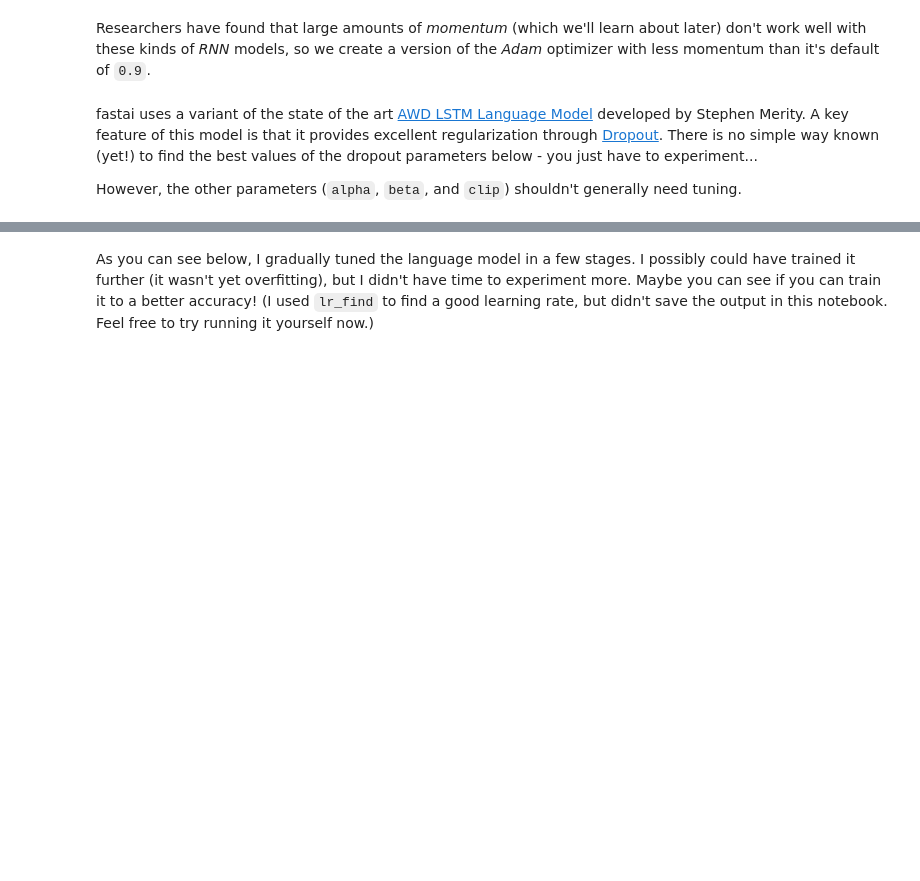
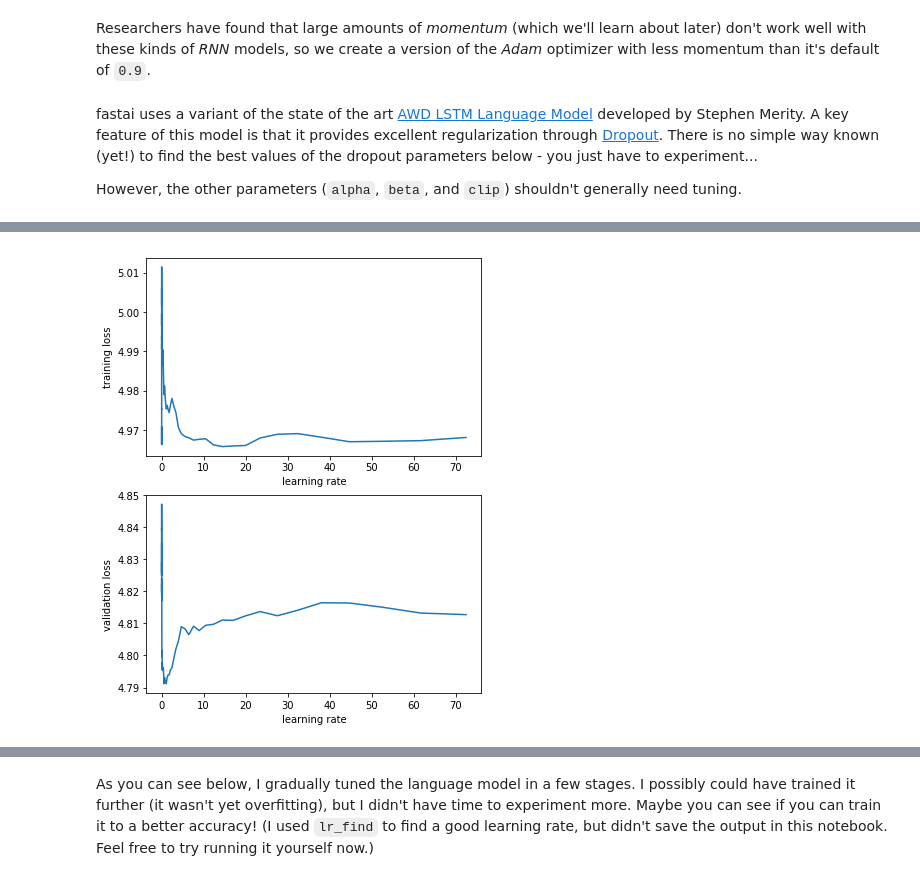
Before and after one commit to ProninDP/fastai, a Jupyter notebook: courses/dl1/lesson4-imdb.ipynb, the cells around one changed output, grey strips where cells are left out. Cells and saved outputs as stored; diff of their text form; code cells hidden in the pictures; blank space fills up the shorter version.

```diff
--- a/courses/dl1/lesson4-imdb.ipynb
+++ b/courses/dl1/lesson4-imdb.ipynb
@@ -97,7 +97,7 @@ fastai works closely with torchtext. We create a ModelData object for language m
 
 As well as the usual `bs` (batch size) parameter, we also not have `bptt`; this define how many words are processing at a time in each row of the mini-batch. More importantly, it defines how many 'layers' we will backprop through. Making this number higher will increase time and memory requirements, but will improve the model's ability to handle long sentences.
 # %%
-bs=256; bptt=70
+bs=64; bptt=70
 # %%
 FILES = dict(train=TRN_PATH, validation=VAL_PATH, test=VAL_PATH)
 md = LanguageModelData.from_text_files(PATH, TEXT, **FILES, bs=bs, bptt=bptt, min_freq=10)
@@ -106,5 +104,3 @@ AttributeError: 'LanguageModelData' object has no attribute 'models'
-# %%
-md.model = torch.nn.DataParallel(md.model)
 # %% [markdown]
 After building our `ModelData` object, it automatically fills the `TEXT` object with a very important attribute: `TEXT.vocab`. This is a *vocabulary*, which stores which words (or *tokens*) have been seen in the text, and how each word will be mapped to a unique integer id. We'll need to use this information again later, so we save it.
 
@@ -149,7 +197,8 @@ nl = 3       # number of layers
 # %% [markdown]
 Researchers have found that large amounts of *momentum* (which we'll learn about later) don't work well with these kinds of *RNN* models, so we create a version of the *Adam* optimizer with less momentum than it's default of `0.9`.
 # %%
-opt_fn = partial(optim.Adam, betas=(0.7, 0.99))
+#opt_fn = partial(optim.Adam, betas=(0.7, 0.99))
+opt_fn = partial(optim.SGD, momentum=0.9)
 # %% [markdown]
 fastai uses a variant of the state of the art [AWD LSTM Language Model](https://arxiv.org/abs/1708.02182) developed by Stephen Merity. A key feature of this model is that it provides excellent regularization through [Dropout](https://en.wikipedia.org/wiki/Convolutional_neural_network#Dropout). There is no simple way known (yet!) to find the best values of the dropout parameters below - you just have to experiment...
 
@@ -158,7 +207,7 @@ However, the other parameters (`alpha`, `beta`, and `clip`) shouldn't generally
 learner = md.get_model(opt_fn, em_sz, nh, nl,
                dropouti=0.05, dropout=0.05, wdrop=0.1, dropoute=0.02, dropouth=0.05)
 learner.reg_fn = partial(seq2seq_reg, alpha=2, beta=1)
-learner.clip=0.3
+learner.clip=0.25
 # %%
 v = np.array([1,2,3])
 w = np.array([4,5])
@@ -165,0 +223,4 @@ print(np.reshape(v,(3,1))*w)
+# %%
+learner.sched.plot(n_skip_end=1)
+# %% [output]
+[figure, added]
```
Also changed, not shown: parts of 14 cells of this notebook, 16 other files.
